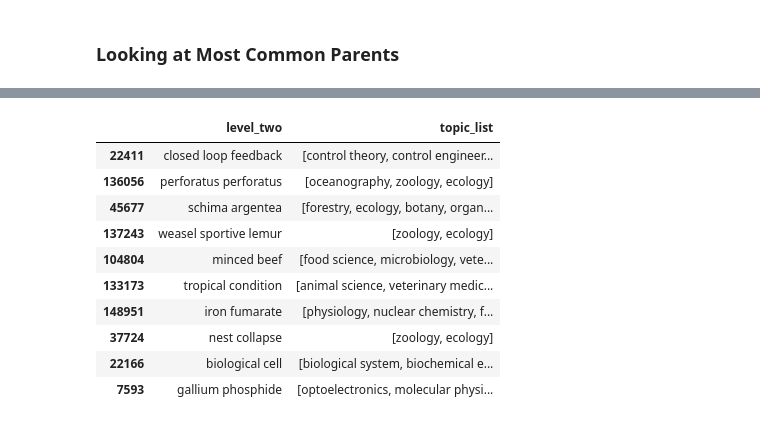
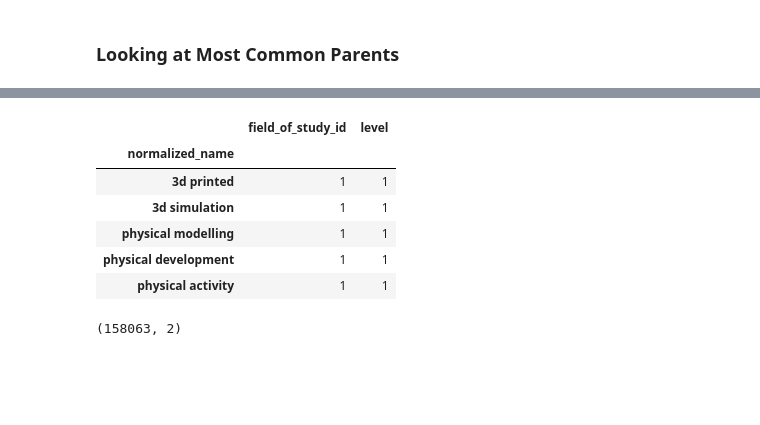
Before and after one commit to jpbarret13/MAG-model-code, a Jupyter notebook: ORPHANS/looking_into_orphans.ipynb, the cells around one changed output, grey strips where cells are left out. Saved outputs shown, nothing was run; the diff lists cells and outputs as text; code cells hidden in the pictures; blank space fills up the shorter version.

```diff
--- a/ORPHANS/looking_into_orphans.ipynb
+++ b/ORPHANS/looking_into_orphans.ipynb
@@ -288,20 +236,20 @@ model.save("word2vec.model")
+# %%
+orphan_and_wiki.groupby('normalized_name').count().sort_values('level', ascending=False).head()
+# %% [output]
+|  | field_of_study_id | level |
+| normalized_name |  |  |
+| 3d printed | 1 | 1 |
+| 3d simulation | 1 | 1 |
+| physical modelling | 1 | 1 |
+| physical development | 1 | 1 |
+| physical activity | 1 | 1 |
 # %%
 level_two_parents = pd.read_parquet("s3://mag-model-data/raw_mag_data/level_2_parents/part-00000-tid-4621729047142736932-7d217523-d826-48ff-b1c8-52d0808d0ce8-4655-1-c000.snappy.parquet")
 level_three_parents = pd.read_parquet("s3://mag-model-data/raw_mag_data/level_3_parents/part-00000-tid-5145909488161829896-2d50d1d1-2c81-4d07-9de0-65d636230448-4849-1-c000.snappy.parquet")
 # %%
-level_two_parents.sample(10)
+level_two_parents.shape
 # %% [output]
-|  | level_two | topic_list |
-| 22411 | closed loop feedback | [control theory, control engineer... |
-| 136056 | perforatus perforatus | [oceanography, zoology, ecology] |
-| 45677 | schima argentea | [forestry, ecology, botany, organ... |
-| 137243 | weasel sportive lemur | [zoology, ecology] |
-| 104804 | minced beef | [food science, microbiology, vete... |
-| 133173 | tropical condition | [animal science, veterinary medic... |
-| 148951 | iron fumarate | [physiology, nuclear chemistry, f... |
-| 37724 | nest collapse | [zoology, ecology] |
-| 22166 | biological cell | [biological system, biochemical e... |
-| 7593 | gallium phosphide | [optoelectronics, molecular physi... |
+(158063, 2)
 # %%
 level_three_parents.sample(10)
 # %% [output]
```
Also changed, not shown: parts of 32 cells of this notebook, 8 other files.
